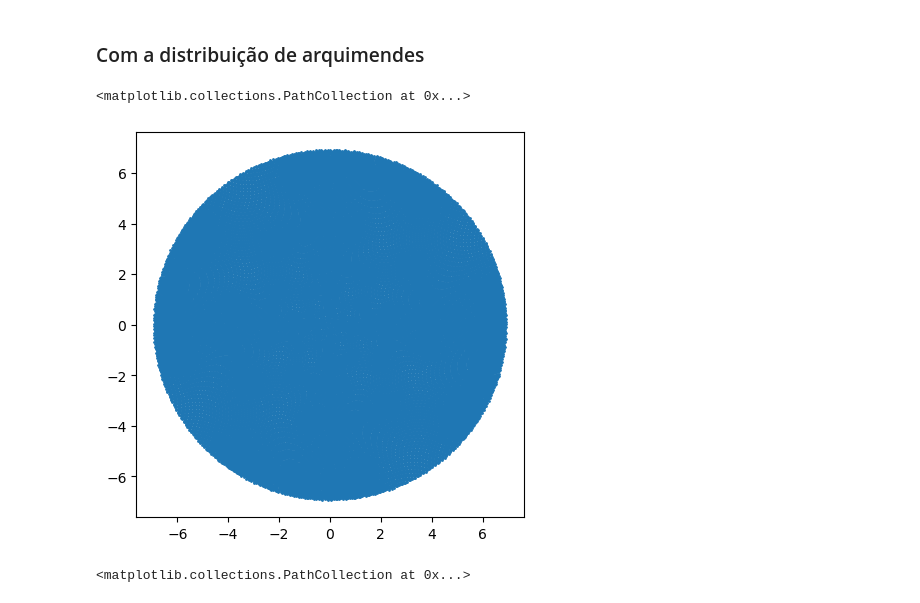
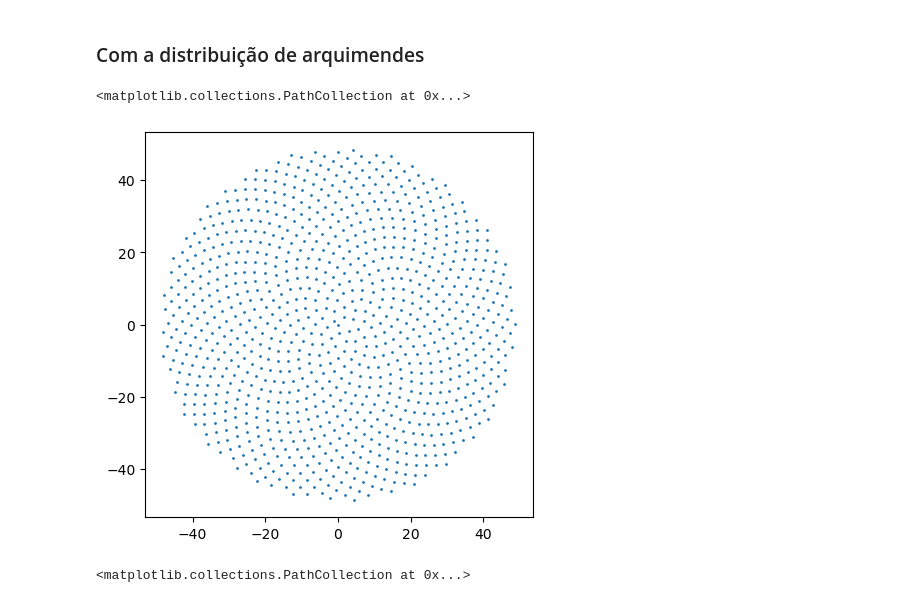
Before and after one commit to ylaksl/Microlensing, a Jupyter notebook: microlensing.ipynb, the cells around one changed output. Saved outputs shown, nothing was run; the diff lists cells and outputs as text; code cells hidden in the pictures.

```diff
--- a/microlensing.ipynb
+++ b/microlensing.ipynb
@@ -187,12 +187,12 @@ theta = np.linspace(0, 2 * np.pi, 1000)
 x_circle = radius * np.cos(theta)
 y_circle = radius * np.sin(theta)
 # %%
-x, y = arquimedes(50000)
+x, y = arquimedes(1000)
 plt.figure(figsize=(5, 5))
 plt.scatter(x,y, s = 1)
 # %% [output]
 <matplotlib.collections.PathCollection at 0x...>
-[figure, old version]
+[figure, new version]
 # %%
 def cart(zix, ziy, r1, r2, e):
     e1 = e[0]     #=> fração da massa
```
Also changed, not shown: parts of 7 cells of this notebook.
